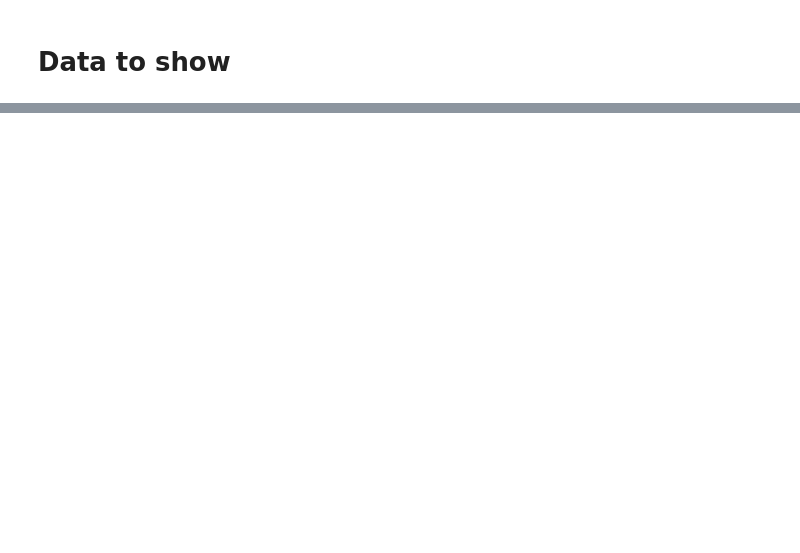
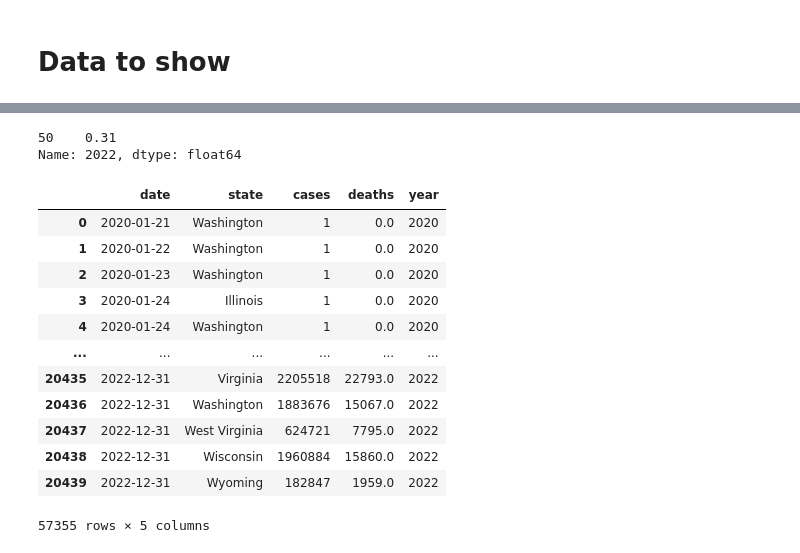
Before and after one commit to Ivan2911/COVID-19-VIZ, a Jupyter notebook: data_process.ipynb, the cells around one changed output, grey strips where cells are left out. Drawn from its saved outputs; the diff is of its cells as text; code cells hidden in the pictures; blank space fills up the shorter version.

```diff
--- a/data_process.ipynb
+++ b/data_process.ipynb
@@ -252,0 +293,24 @@ last_update
+# %%
+#state attack rate
+population_state_2022 = pop_df.loc[(pop_df['NAME'] == state),'2022']
+state_attack_rate =  round(state_cases/population_state_2022, 2)
+state_attack_rate
+# %% [output]
+50    0.31
+Name: 2022, dtype: float64
+# %%
+us_state_df
+# %% [output]
+|  | date | state | cases | deaths | year |
+| 0 | 2020-01-21 | Washington | 1 | 0.0 | 2020 |
+| 1 | 2020-01-22 | Washington | 1 | 0.0 | 2020 |
+| 2 | 2020-01-23 | Washington | 1 | 0.0 | 2020 |
+| 3 | 2020-01-24 | Illinois | 1 | 0.0 | 2020 |
+| 4 | 2020-01-24 | Washington | 1 | 0.0 | 2020 |
+| ... | ... | ... | ... | ... | ... |
+| 20435 | 2022-12-31 | Virginia | 2205518 | 22793.0 | 2022 |
+| 20436 | 2022-12-31 | Washington | 1883676 | 15067.0 | 2022 |
+| 20437 | 2022-12-31 | West Virginia | 624721 | 7795.0 | 2022 |
+| 20438 | 2022-12-31 | Wisconsin | 1960884 | 15860.0 | 2022 |
+| 20439 | 2022-12-31 | Wyoming | 182847 | 1959.0 | 2022 |
+57355 rows × 5 columns
```
Also changed, not shown: parts of 31 cells of this notebook, 3 other files.
